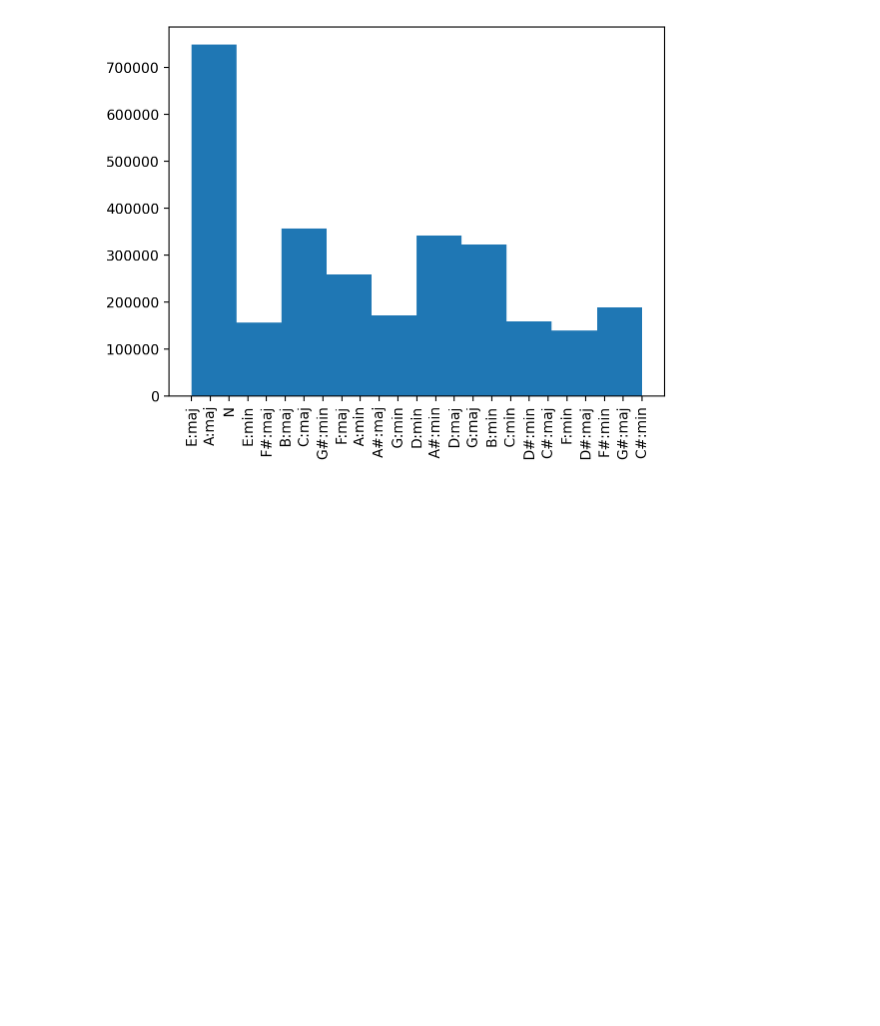
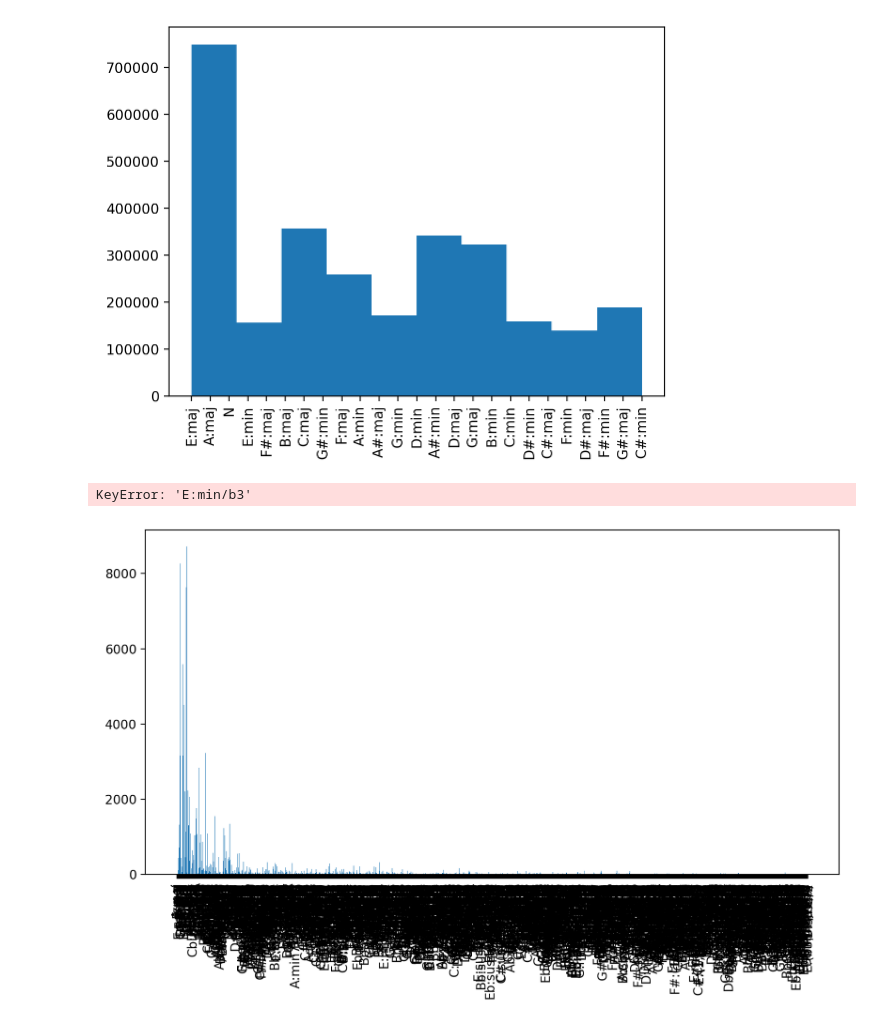
Before and after one commit to PierreRL/AutomaticChordRecognition, a Jupyter notebook: notebooks/dataset_stats.ipynb, the cells around one changed output. Cells and saved outputs as stored; diff of their text form; code cells hidden in the pictures; blank space fills up the shorter version.

```diff
--- a/notebooks/dataset_stats.ipynb
+++ b/notebooks/dataset_stats.ipynb
@@ -27,3 +54,28 @@ plt.xticks(rotation=90)
 plt.show()
 # %% [output]
 [figure]
+# %%
+
+
+chord_counts = {}
+chord_durations = {}
+
+filenames = get_filenames()
+for filename in tqdm(filenames):
+    chords = get_chord_annotation(filename)
+    for chord in chords:
+        chord_id = id_to_chord(chord.value)
+        chord_counts[chord_id] = chord_counts.get(chord_id, 0) + 1
+        chord_durations[chord_id] = chord_durations.get(chord_id, 0) + chord.duration
+
+chord_counts = pd.Series(chord_counts)
+# %% [output]
+KeyError: 'E:min/b3'
+# %%
+# Plot chord counts
+plt.figure(figsize=(10, 5))
+plt.bar(chord_counts.keys(), chord_counts.values())
+plt.xticks(rotation=90)
+plt.show()
+# %% [output]
+[figure, added]
```
Also changed, not shown: parts of 3 cells of this notebook.
